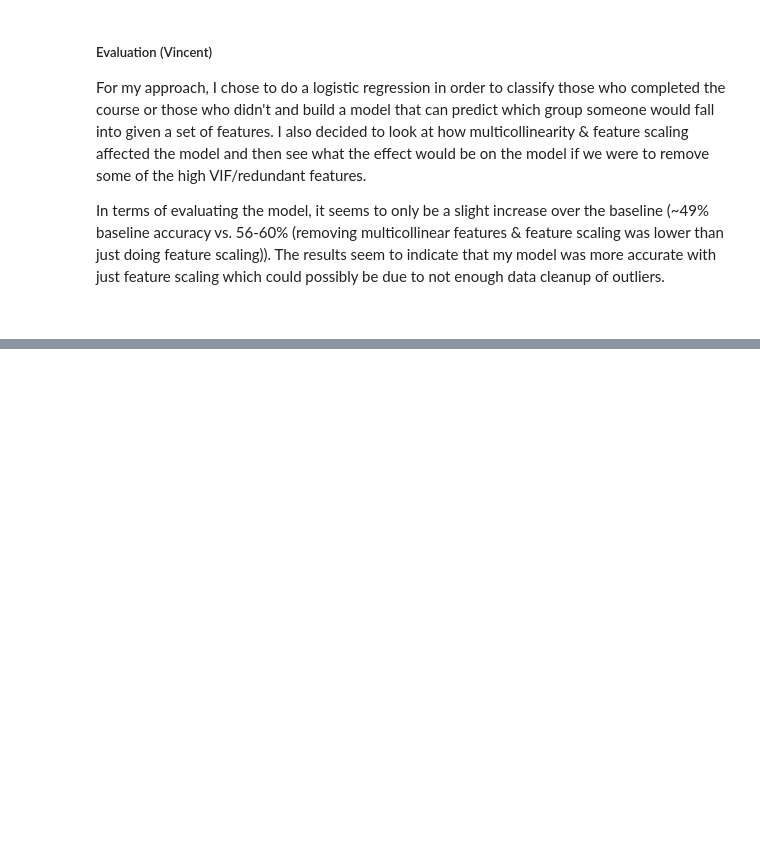
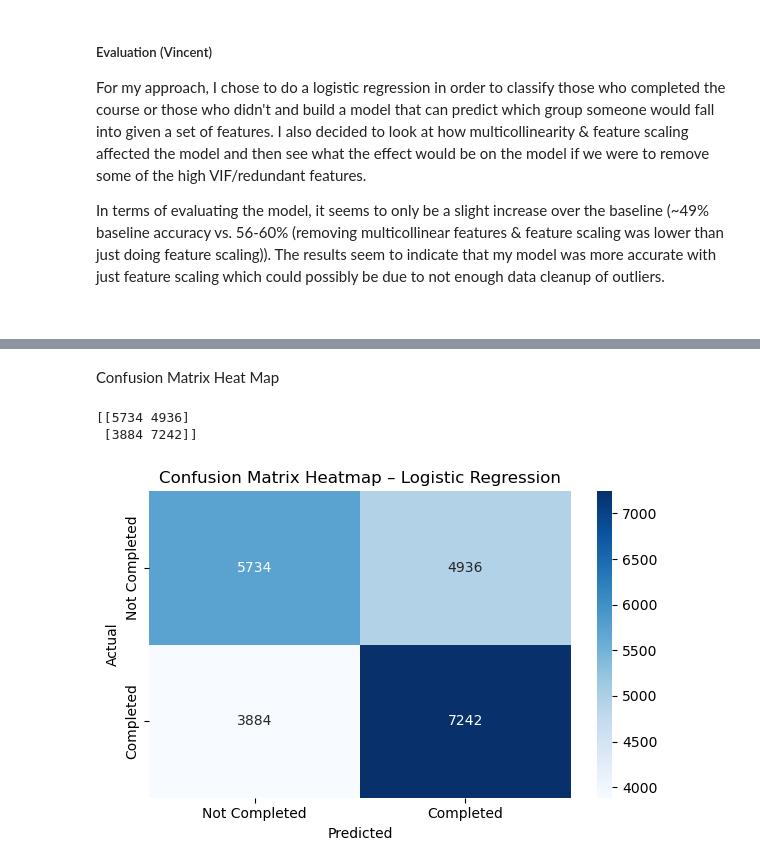
Before and after one commit to AkeemSemperDataScience/data3450-project-v1251-group_6, a Jupyter notebook: START_Project.ipynb, the cells around one changed output, grey strips where cells are left out. Drawn from its saved outputs; the diff is of its cells as text; code cells hidden in the pictures; blank space fills up the shorter version.

```diff
--- a/START_Project.ipynb
+++ b/START_Project.ipynb
@@ -499,0 +538,10 @@ model_vif's Accuracy: 0.5587968103361259
+# %%
+# Reshape x,y
+y = df2["Completed"].map({"Completed": 1, "Not Completed": 0}).to_numpy()
+
+X_num = df2.select_dtypes(include=["int64", "float64"])
+
+x1 = np.array(X_num)
+y1 = np.array(y).reshape(-1, 1)
+
+print(x1.shape, y1.shape)
@@ -499,0 +552,6 @@ model_vif's Accuracy: 0.5587968103361259
+# %%
+X_train_n, X_test_n, y_train_n, y_test_n = train_test_split(
+    X_num,
+    y,
+    test_size=0.33,
+)
@@ -499,0 +593,34 @@ model_vif's Accuracy: 0.5587968103361259
+# %% [markdown]
+Confusion Matrix Heat Map
+# %%
+
+import matplotlib.pyplot as plt
+
+print(confusion_matrix(y_test_n, preds))
+
+# Generate predictions (use the model you already trained)
+preds = logmodel.predict(X_test_n)
+
+# Confusion matrix
+cm = confusion_matrix(y_test_n, preds)
+
+# Heatmap
+plt.figure(figsize=(6, 4))
+sns.heatmap(
+    cm,
+    annot=True,
+    fmt="d",
+    cmap="Blues",
+    xticklabels=["Not Completed", "Completed"],
+    yticklabels=["Not Completed", "Completed"]
+)
+
+plt.xlabel("Predicted")
+plt.ylabel("Actual")
+plt.title("Confusion Matrix Heatmap – Logistic Regression")
+plt.tight_layout()
+plt.show()
+# %% [output]
+[[5734 4936]
+ [3884 7242]]
+[figure, added]
```
Also changed, not shown: parts of 17 cells of this notebook.
